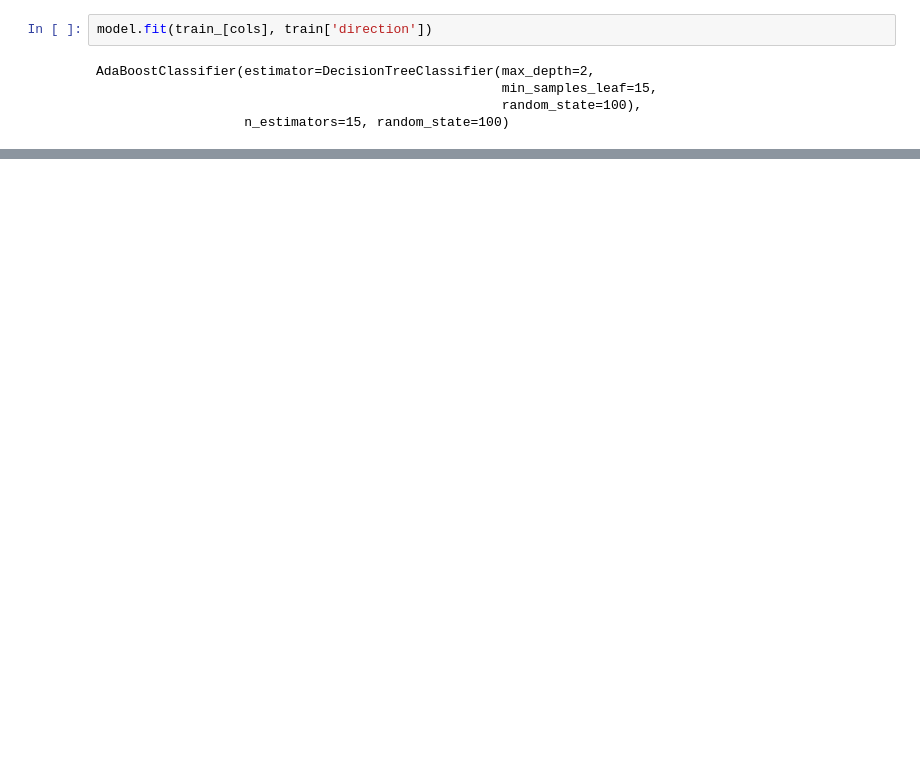
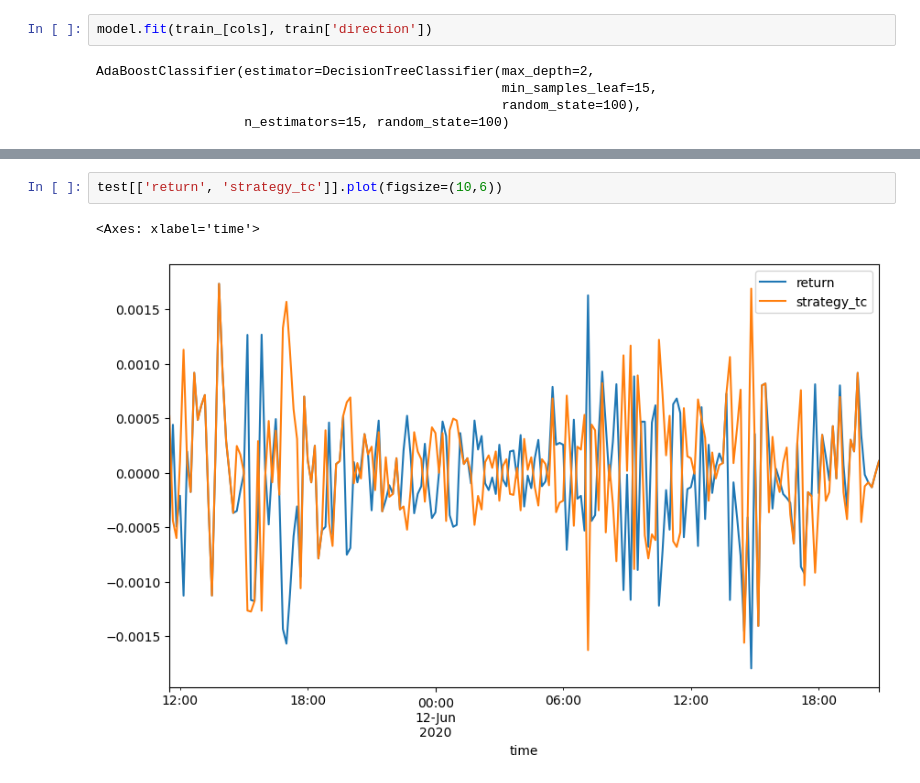
Before and after one commit to monchan-new/pyalgo-project, a Jupyter notebook: src/10.2.1.ipynb, the cells around one changed output, grey strips where cells are left out. Saved outputs shown, nothing was run; the diff lists cells and outputs as text; blank space fills up the shorter version.

```diff
--- a/src/10.2.1.ipynb
+++ b/src/10.2.1.ipynb
@@ -188,0 +193,5 @@ test[['return', 'strategy']].cumsum().apply(np.exp).plot(figsize=(10,6))
+# %%
+test[['return', 'strategy_tc']].plot(figsize=(10,6))
+# %% [output]
+<Axes: xlabel='time'>
+[figure, added]
```
Also changed, not shown: parts of 10 cells of this notebook, 14 other files.
